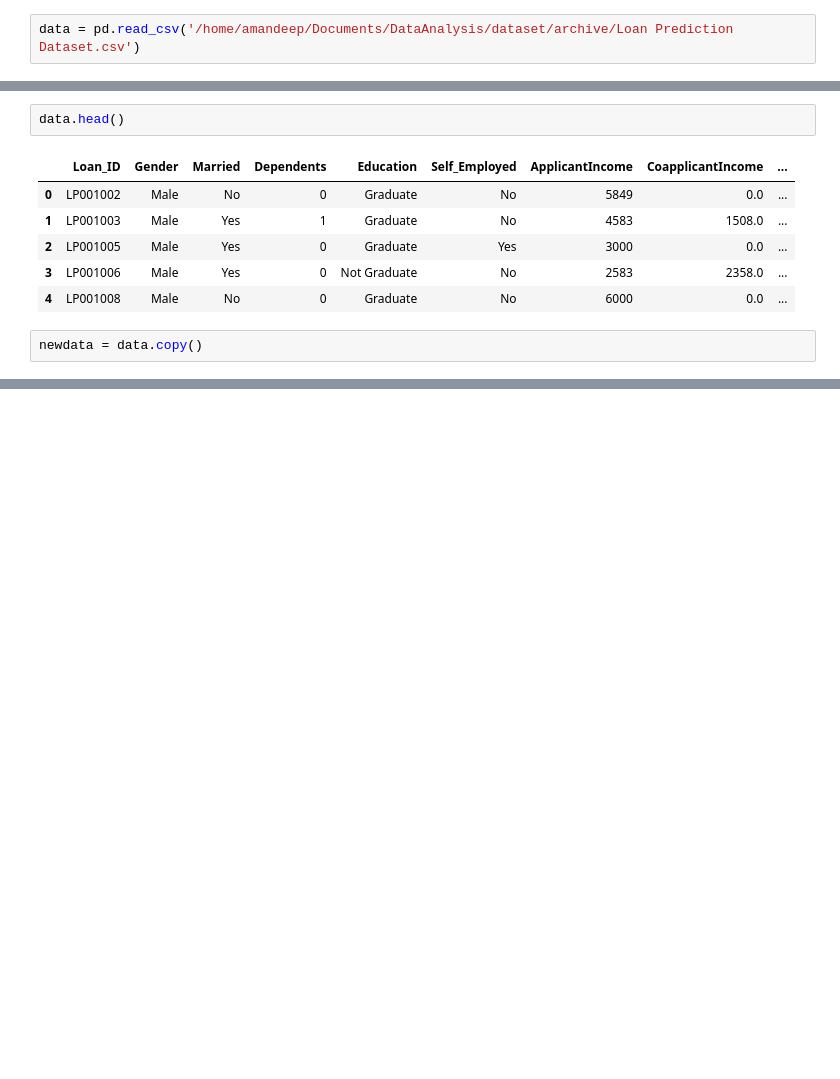
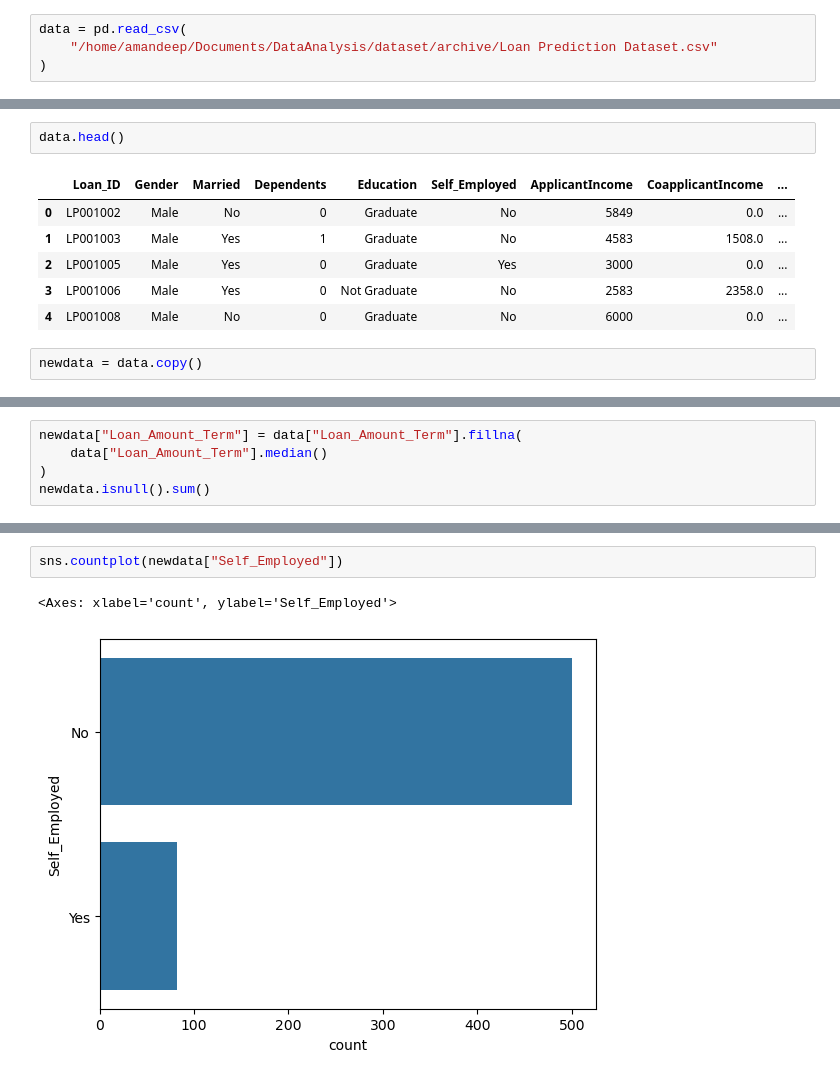
Before and after one commit to Asthaavermaa/Machine_Learning, a Jupyter notebook: 8_FillMissing/1_.ipynb, the cells around one changed output, grey strips where cells are left out. Cells and saved outputs as stored; diff of their text form; blank space fills up the shorter version.

```diff
--- a/8_FillMissing/1_.ipynb
+++ b/8_FillMissing/1_.ipynb
@@ -6,6 +7,8 @@ import warnings
 warnings.filterwarnings("ignore")
 # %%
-data = pd.read_csv('/home/amandeep/Documents/DataAnalysis/dataset/archive/Loan Prediction Dataset.csv')
+data = pd.read_csv(
+    "/home/amandeep/Documents/DataAnalysis/dataset/archive/Loan Prediction Dataset.csv"
+)
 # %%
 data.head()
 # %% [output]
@@ -126,0 +147,5 @@ sns.distplot(newdata['LoanAmount'])
+# %%
+newdata["Loan_Amount_Term"] = data["Loan_Amount_Term"].fillna(
+    data["Loan_Amount_Term"].median()
+)
+newdata.isnull().sum()
@@ -126,0 +176,5 @@ sns.distplot(newdata['LoanAmount'])
+# %%
+sns.countplot(newdata["Self_Employed"])
+# %% [output]
+<Axes: xlabel='count', ylabel='Self_Employed'>
+[figure, added]
```
Also changed, not shown: parts of 19 cells of this notebook.
